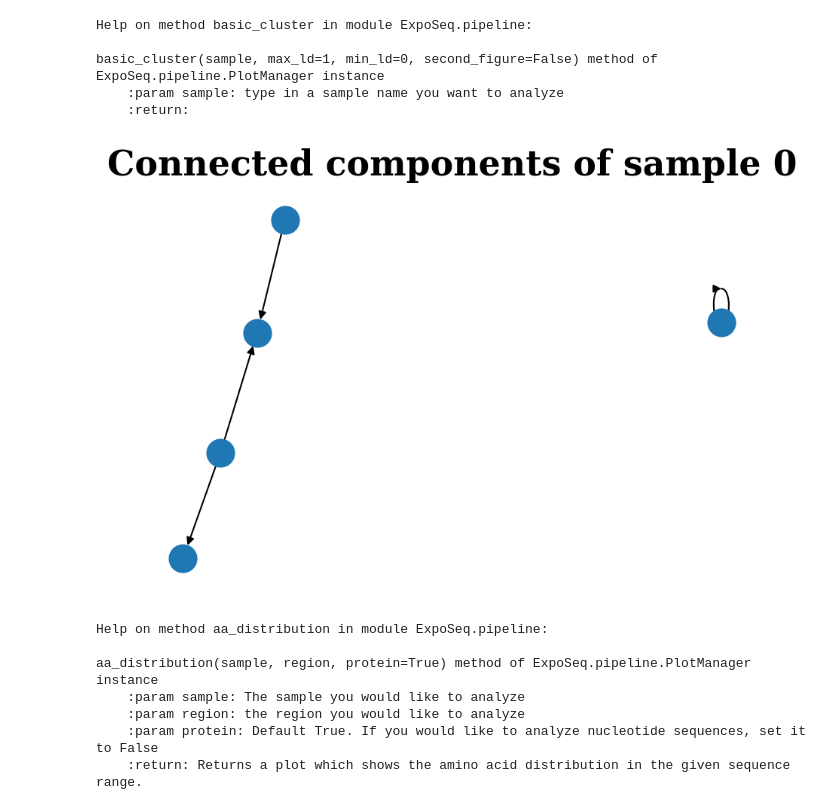
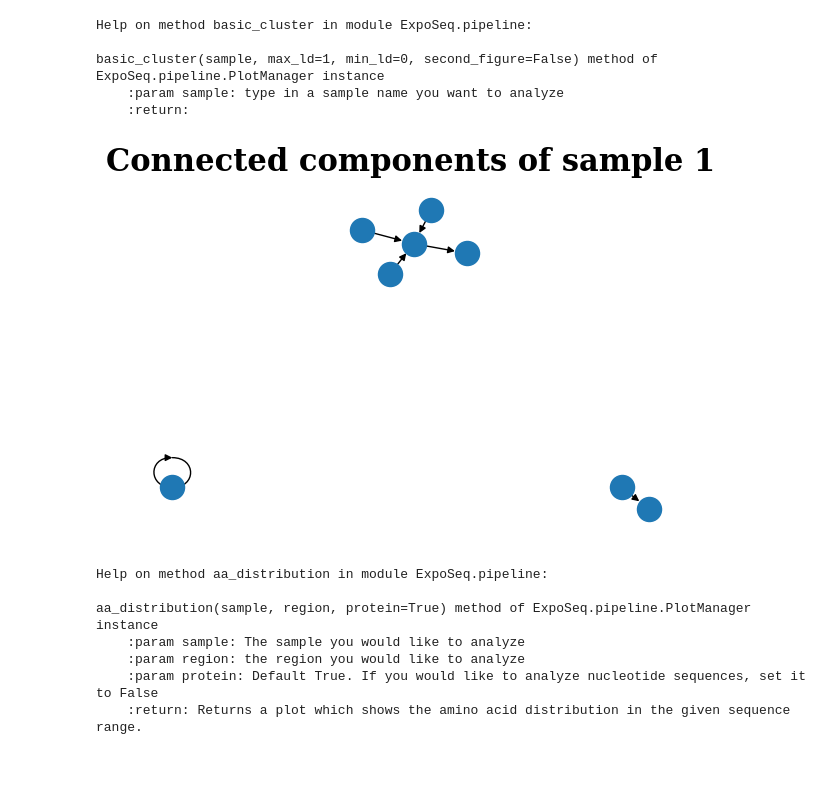
Before and after one commit to DigBioLab/ExpoSeq, a Jupyter notebook: ExpoSeq_handsOn.ipynb, the cells around one changed output. Cells and saved outputs as stored; diff of their text form; code cells hidden in the pictures; blank space fills up the shorter version.

```diff
--- a/ExpoSeq_handsOn.ipynb
+++ b/ExpoSeq_handsOn.ipynb
@@ -211,10 +195,10 @@ basic_cluster(sample, max_ld=1, min_ld=0, second_figure=False) method of ExpoSeq
     :param sample: type in a sample name you want to analyze
     :return:
 # %%
-plot.basic_cluster("sample 0")
+plot.basic_cluster("sample 1")
 plot.fig
 # %% [output]
-[figure, old version]
+[figure, new version]
 # %%
 help(plot.aa_distribution)
 # %% [output]
```
Also changed, not shown: parts of 27 cells of this notebook, 9 other files.
